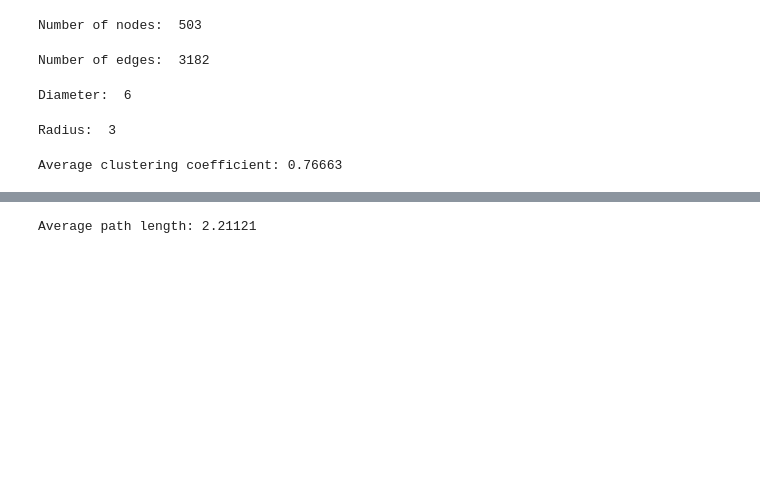
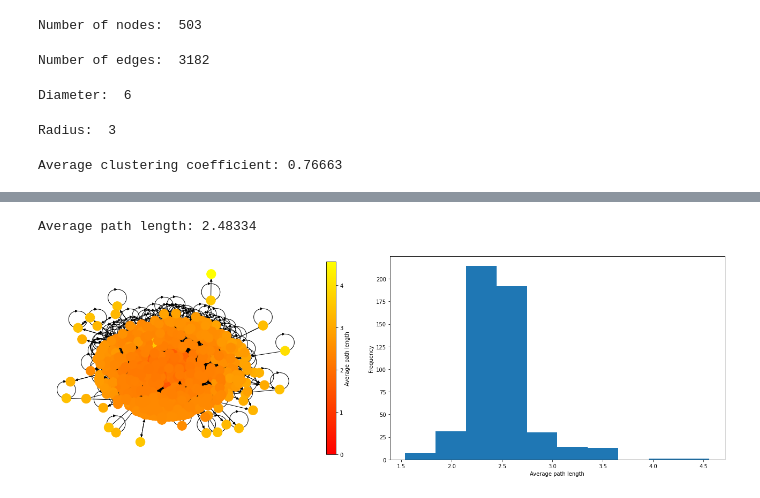
Before and after one commit to gaarutyunov/savn-project, a Jupyter notebook: Arutyunov_source.ipynb, the cells around one changed output, grey strips where cells are left out. Saved outputs shown, nothing was run; the diff lists cells and outputs as text; code cells hidden in the pictures; blank space fills up the shorter version.

```diff
--- a/Arutyunov_source.ipynb
+++ b/Arutyunov_source.ipynb
@@ -152,4 +147,28 @@ plt.show()
 # %%
-print('Average path length: %.5f' % nx.average_shortest_path_length(g))
+print('Average path length: %.5f' % nx.average_shortest_path_length(g_u))
 # %% [output]
-Average path length: 2.21121
+Average path length: 2.48334
+# %%
+spl = dict(nx.shortest_path_length(g_u))
+
+apl = {}
+
+for source, targets in spl.items():
+    apl[source] = mean(targets.values())
+
+cmap = plt.get_cmap('autumn')
+norm = plt.Normalize(0, max(apl.values()))
+node_colors = [cmap(norm(apl[node])) for node in g.nodes]
+
+fig, (ax1, ax2) = plt.subplots(ncols=2, figsize=(18, 6))
+nx.draw_kamada_kawai(g, node_color=node_colors, with_labels=False, ax=ax1)
+fig.colorbar(ScalarMappable(cmap=cmap, norm=norm), label='Average path length', shrink=0.95, ax=ax1)
+
+ax2.hist(apl.values(), bins=10)
+ax2.set_xlabel('Average path length')
+ax2.set_ylabel('Frequency')
+
+plt.tight_layout()
+plt.show()
+# %% [output]
+[figure, added]
```
Also changed, not shown: parts of 22 cells of this notebook, 3 other files.
